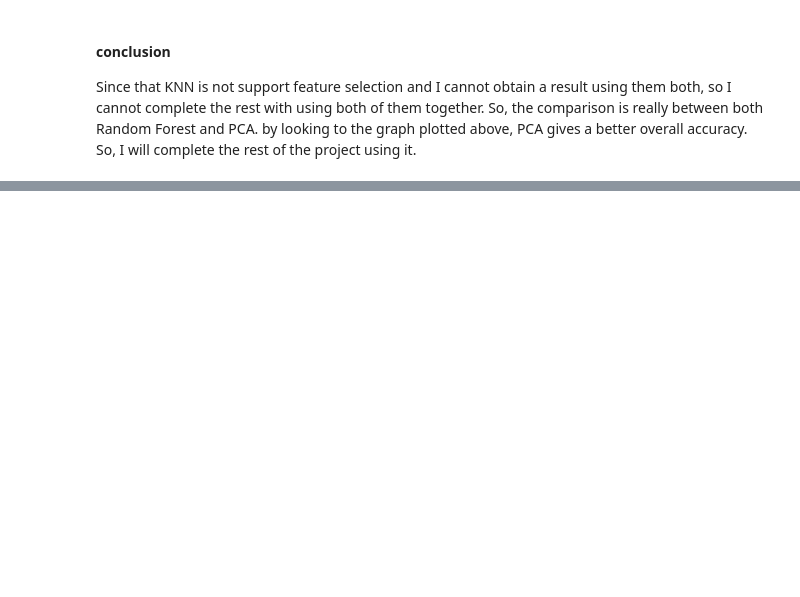
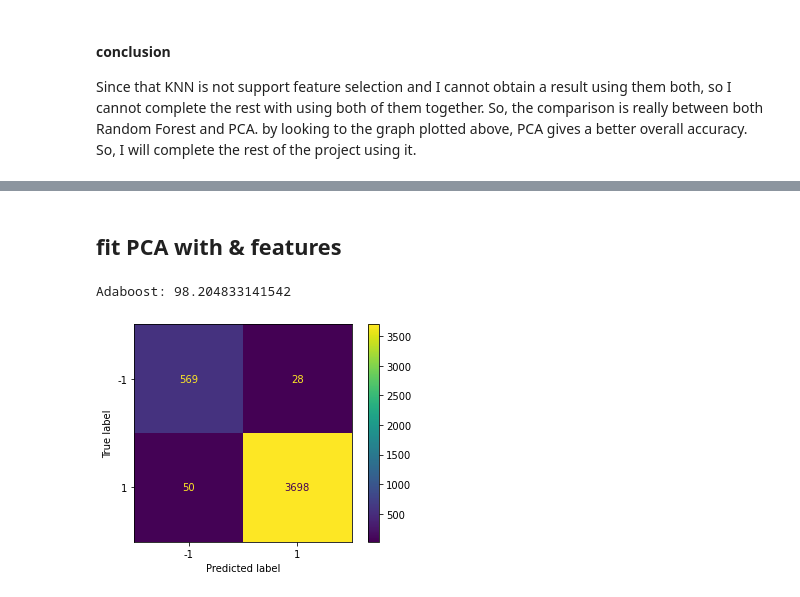
Before and after one commit to HadyKh/Crowd-Sensing-Classification, a Jupyter notebook: Code.ipynb, the cells around one changed output, grey strips where cells are left out. Saved outputs shown, nothing was run; the diff lists cells and outputs as text; code cells hidden in the pictures; blank space fills up the shorter version.

```diff
--- a/Code.ipynb
+++ b/Code.ipynb
@@ -414,14 +386,14 @@ from sklearn.feature_selection import RFE
 # %% [markdown]
 ### Applying RFE with adaboost model
 # %%
-rfe_accuracy = []
-ada_selector_accuracy = []
-for i in range(3, 11):
-    selector = RFE(ada_model, n_features_to_select = i, step=1)
-    selector.fit(x_res_sm, y_res_sm)
-    selector_train = selector.transform(x_res_sm)
-    selector_test = selector.transform(xtest)
-    ada_model_selector, ada_pred, ada_accuracy = model_Boosting(400, 1, selector_train, y_res_sm, selector_test, ytest)
-    ada_selector_accuracy.append(ada_accuracy)
+# rfe_accuracy = []
+# ada_selector_accuracy = []
+# for i in range(3, 11):
+#     selector = RFE(ada_model, n_features_to_select = i, step=1)
+#     selector.fit(x_res_sm, y_res_sm)
+#     selector_train = selector.transform(x_res_sm)
+#     selector_test = selector.transform(xtest)
+#     ada_model_selector, ada_pred, ada_accuracy = model_Boosting(400, 1, selector_train, y_res_sm, selector_test, ytest)
+#     ada_selector_accuracy.append(ada_accuracy)
 
-rfe_accuracy.append(ada_selector_accuracy)
+# rfe_accuracy.append(ada_selector_accuracy)
@@ -463,12 +418,12 @@ rfe_accuracy.append([0, 0, 0, 0, 0, 0, 0, 0])
 # %% [markdown]
 ### Applying RFE with Decision tree
 # %%
-dt_selector_accuracy = []
-for i in range(3, 11):
-    selector = RFE(dt_model, n_features_to_select = i, step=1)
-    selector.fit(x_res_sm, y_res_sm)
-    selector_train = selector.transform(x_res_sm)
-    selector_test = selector.transform(xtest)
-    dt_model_selector, dt_pred, dt_accuracy = model_decisiontree(selector_train, y_res_sm, selector_test, ytest)
-    dt_selector_accuracy.append(dt_accuracy)
-rfe_accuracy.append(dt_selector_accuracy)
+# dt_selector_accuracy = []
+# for i in range(3, 11):
+#     selector = RFE(dt_model, n_features_to_select = i, step=1)
+#     selector.fit(x_res_sm, y_res_sm)
+#     selector_train = selector.transform(x_res_sm)
+#     selector_test = selector.transform(xtest)
+#     dt_model_selector, dt_pred, dt_accuracy = model_decisiontree(selector_train, y_res_sm, selector_test, ytest)
+#     dt_selector_accuracy.append(dt_accuracy)
+# rfe_accuracy.append(dt_selector_accuracy)
@@ -820,0 +573,10 @@ It seems that the stacking classifier is not suitable at this situation. But I t
+# %% [markdown]
+## fit PCA with & features
+# %%
+pca = PCA(n_components = 9)
+pca_train = pca.fit_transform(x_res_sm)
+pca_test = pca.transform(xtest)
+ada_model_pca, ada_pred_pca, ada_accuracy_pca = model_Boosting(800, 1, pca_train, y_res_sm, pca_test, ytest)
+# %% [output]
+Adaboost: 98.204833141542
+[figure, added]
```
Also changed, not shown: parts of 96 cells of this notebook.
